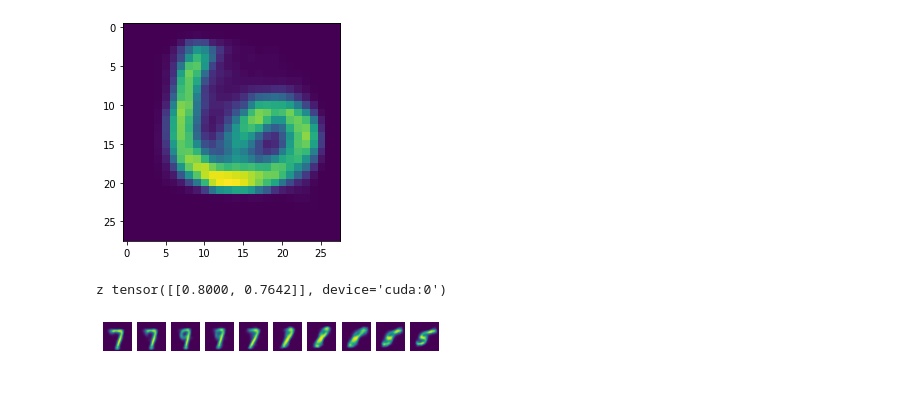
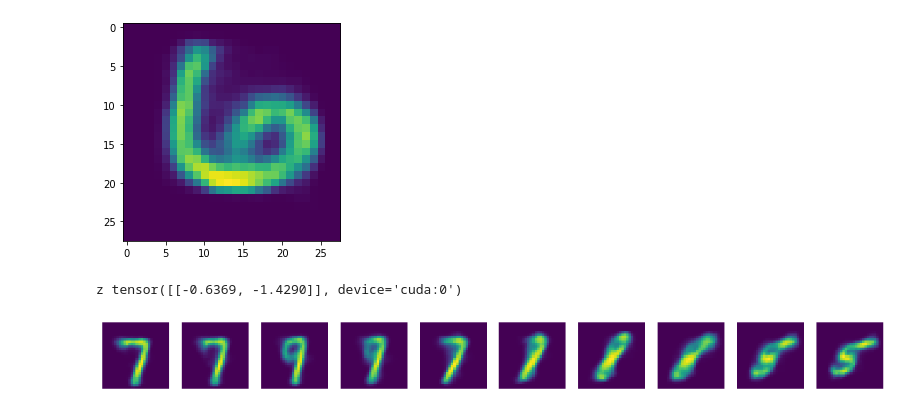
Before and after one commit to joshualin24/NCSA_pytorch_tutorial, a Jupyter notebook: NCSA_Pytorch_MNIST_classification.ipynb, the cells around one changed output. Drawn from its saved outputs; the diff is of its cells as text; code cells hidden in the pictures; blank space fills up the shorter version.

```diff
--- a/NCSA_Pytorch_MNIST_classification.ipynb
+++ b/NCSA_Pytorch_MNIST_classification.ipynb
@@ -401,20 +428,21 @@ z tensor([[-1.1000,  2.9000]], device='cuda:0')
 sample torch.Size([1, 784])
 [figure]
 # %%
+plt.figure(num=None, figsize=(16, 4), dpi=80, facecolor='w', edgecolor='k')
 with torch.no_grad():
     z = torch.randn(1, 2).cuda()
     print("z", z)
     for idx, z1 in enumerate(np.linspace(-2, 2, 10)):
       z = np.array([[z1, -0.9]])
       #z = torch.tensor(z)
       z = torch.from_numpy(z).float().cuda()
       #print("z", z)
       sample = vae.decoder(z).cuda()
       #print("sample", sample.size())
       plt.subplot(1, 10, idx + 1)
       plt.imshow(sample[0].cpu().view(28, 28))
       plt.axis('off')
 plt.show()
 # %% [output]
-z tensor([[0.8000, 0.7642]], device='cuda:0')
+z tensor([[-0.6369, -1.4290]], device='cuda:0')
-[figure, old version]
+[figure, new version]
```
Also changed, not shown: parts of 2 cells of this notebook.
